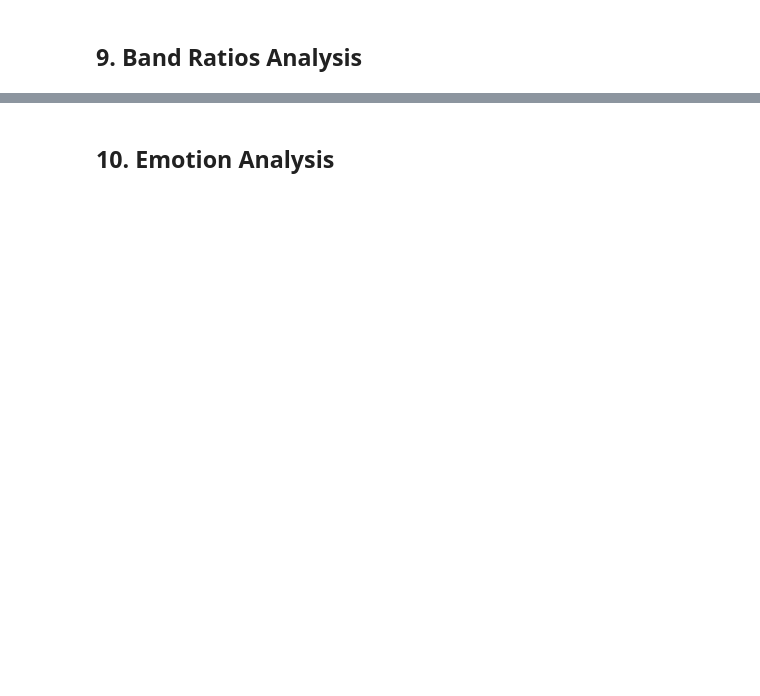
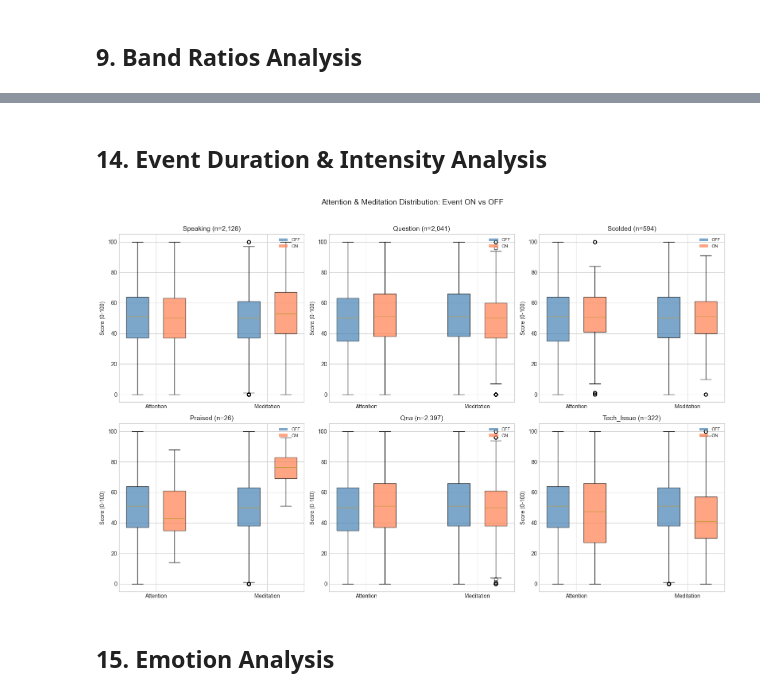
Before and after one commit to ankitrajmehta/mindtune-brainwave, a Jupyter notebook: eeg_analysis.ipynb, the cells around one changed output, grey strips where cells are left out. Drawn from its saved outputs; the diff is of its cells as text; code cells hidden in the pictures; blank space fills up the shorter version.

```diff
--- a/eeg_analysis.ipynb
+++ b/eeg_analysis.ipynb
@@ -317,5 +635,56 @@ plt.show()
+# %% [markdown]
+## 14. Event Duration & Intensity Analysis
+# %%
+# Analyze how metrics evolve over event duration within sessions
+# Group consecutive event samples as "event episodes"
+
+fig, axes = plt.subplots(2, 3, figsize=(16, 10))
+axes = axes.flatten()
+
+for idx, marker_event in enumerate(marker_events):
+    event_name = marker_event.replace('marker_ev_', '').replace('_active', '').title()
+
+    if df_good[marker_event].sum() > 10:
+        # Get samples during event
+        event_samples = df_good[df_good[marker_event] == 1].copy()
+
+        if len(event_samples) > 0:
+            # Create distribution plot
+            data_to_plot = [
+                df_good[df_good[marker_event] == 0]['attention'].values,
+                event_samples['attention'].values,
+                df_good[df_good[marker_event] == 0]['meditation'].values,
+                event_samples['meditation'].values
+            ]
+
+            bp = axes[idx].boxplot(data_to_plot, positions=[1, 2, 4, 5], widths=0.6, patch_artist=True)
+
+            # Color boxes
+            colors_box = ['steelblue', 'coral', 'steelblue', 'coral']
+            for patch, color in zip(bp['boxes'], colors_box):
+                patch.set_facecolor(color)
+                patch.set_alpha(0.7)
+
+            axes[idx].set_xticks([1.5, 4.5])
+            axes[idx].set_xticklabels(['Attention', 'Meditation'])
+            axes[idx].set_ylabel('Score (0-100)')
+
+            # Add legend
+            from matplotlib.patches import Patch
+            legend_elements = [Patch(facecolor='steelblue', alpha=0.7, label='OFF'),
+                              Patch(facecolor='coral', alpha=0.7, label='ON')]
+            axes[idx].legend(handles=legend_elements, loc='upper right', fontsize=8)
+
+            n_on = len(event_samples)
+            axes[idx].set_title(f'{event_name} (n={n_on:,})')
+
+plt.suptitle('Attention & Meditation Distribution: Event ON vs OFF', fontsize=14, y=1.02)
+plt.tight_layout()
+plt.show()
+# %% [output]
+[figure, added]
 # %% [markdown]
-## 10. Emotion Analysis
+## 15. Emotion Analysis
 # %%
 # Emotion distribution from marker_emotion column
 emotion_counts = df_good['marker_emotion'].value_counts()
```
Also changed, not shown: parts of 34 cells of this notebook, 3 other files.
